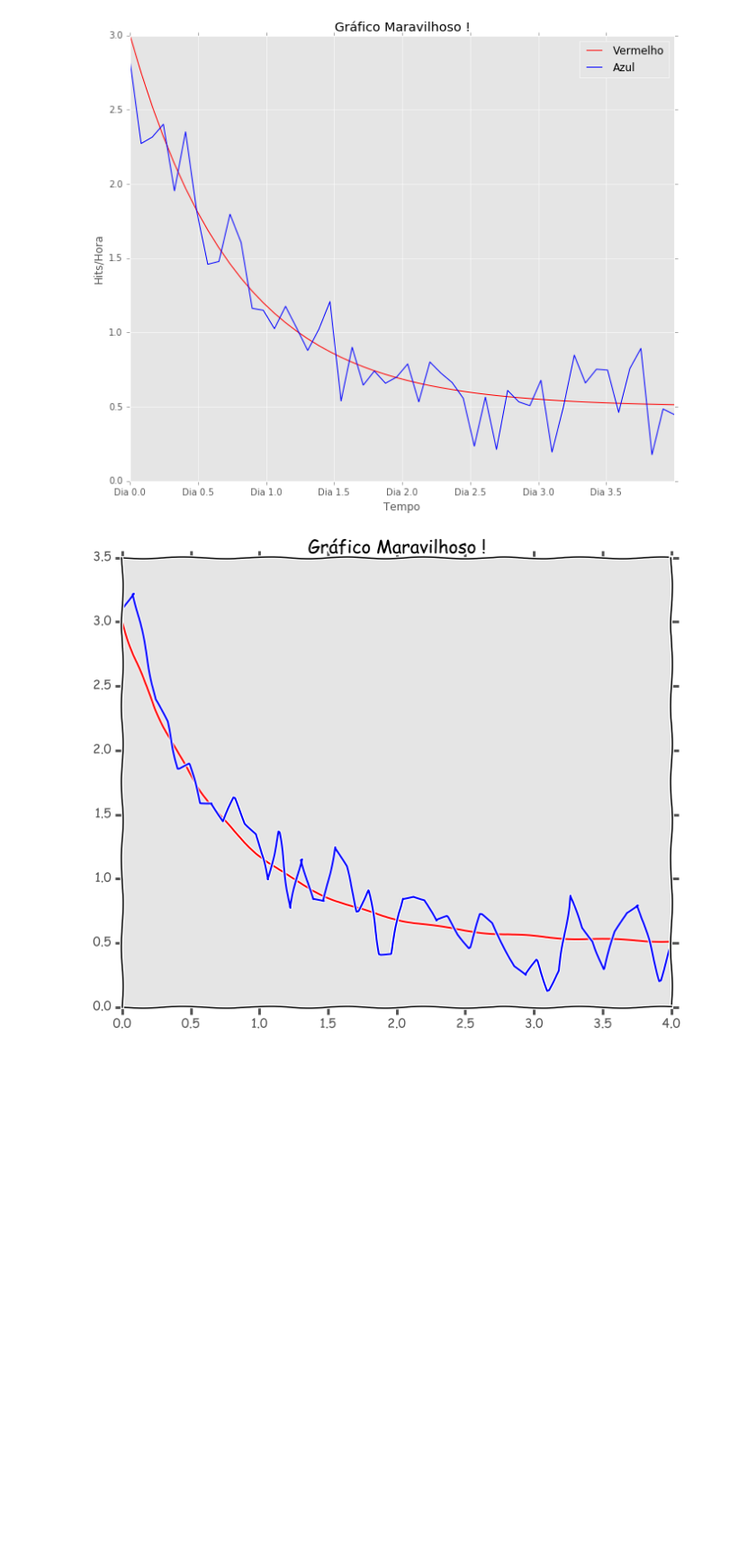
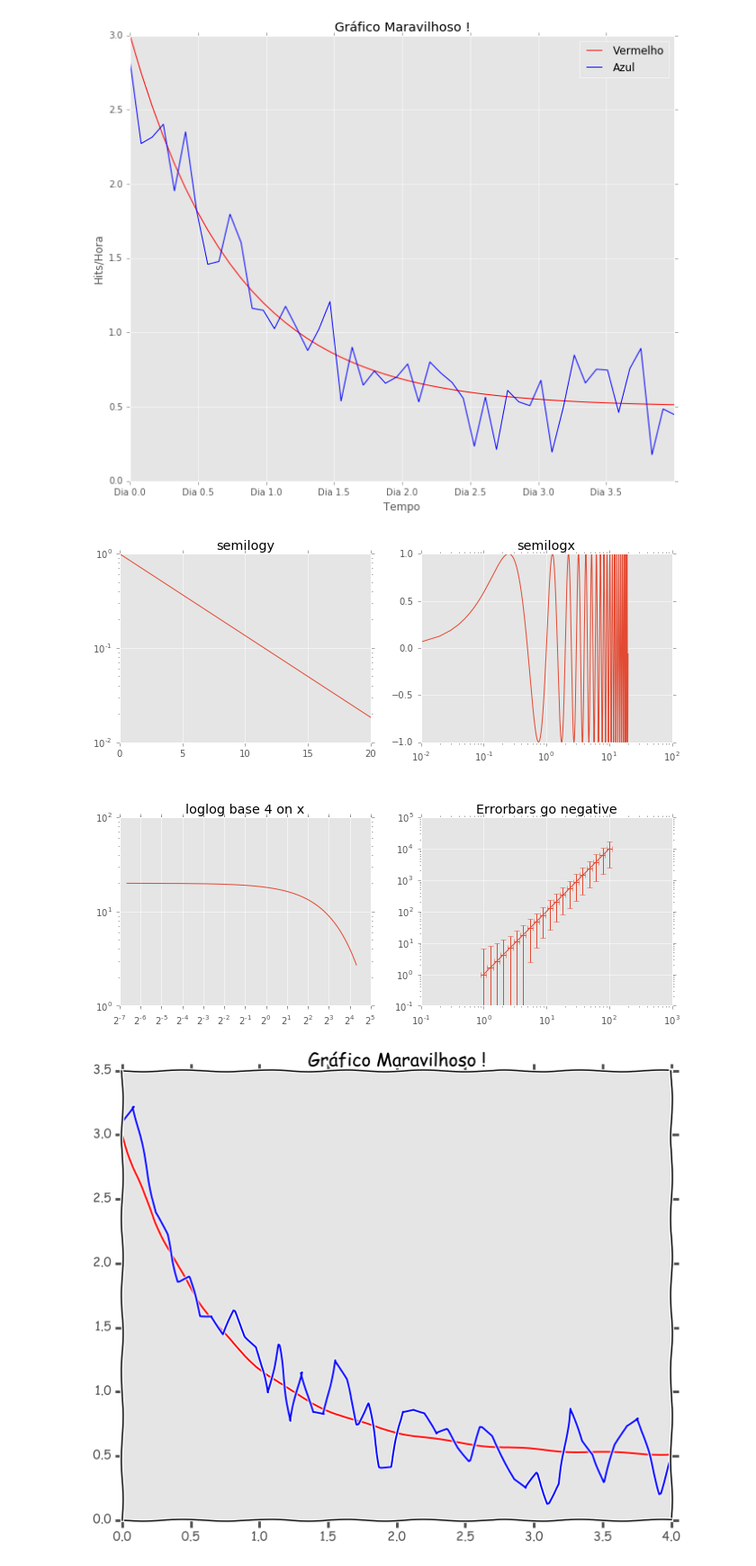
Before and after one commit to ftfarias/data-science_notebooks, a Jupyter notebook: Basico.ipynb, the cells around one changed output. Shown at 90% size. Cells and saved outputs as stored; diff of their text form; code cells hidden in the pictures; blank space fills up the shorter version.

```diff
--- a/Basico.ipynb
+++ b/Basico.ipynb
@@ -67,6 +98,46 @@ plt.legend(loc=0)  # best->0 upper right->1 upper left->2 lower left->3 lower ri
 plt.show()
 # %% [output]
 [figure]
+# %%
+import numpy as np
+import matplotlib.pyplot as plt
+
+plt.subplots_adjust(hspace=0.4)
+t = np.arange(0.01, 20.0, 0.01)
+
+# log y axis
+plt.subplot(221)
+plt.semilogy(t, np.exp(-t/5.0))
+plt.title('semilogy')
+plt.grid(True)
+
+# log x axis
+plt.subplot(222)
+plt.semilogx(t, np.sin(2*np.pi*t))
+plt.title('semilogx')
+plt.grid(True)
+
+# log x and y axis
+plt.subplot(223)
+plt.loglog(t, 20*np.exp(-t/10.0), basex=2)
+plt.grid(True)
+plt.title('loglog base 4 on x')
+
+# with errorbars: clip non-positive values
+ax = plt.subplot(224)
+ax.set_xscale("log", nonposx='clip')
+ax.set_yscale("log", nonposy='clip')
+
+x = 10.0**np.linspace(0.0, 2.0, 20)
+y = x**2.0
+plt.errorbar(x, y, xerr=0.1*x, yerr=5.0 + 0.75*y)
+ax.set_ylim(ymin=0.1)
+ax.set_title('Errorbars go negative')
+
+
+plt.show()
+# %% [output]
+[figure, added]
 # %%
 from matplotlib import pyplot
 from numpy import arange
```
Also changed, not shown: parts of 3 cells of this notebook, 4 other files.
